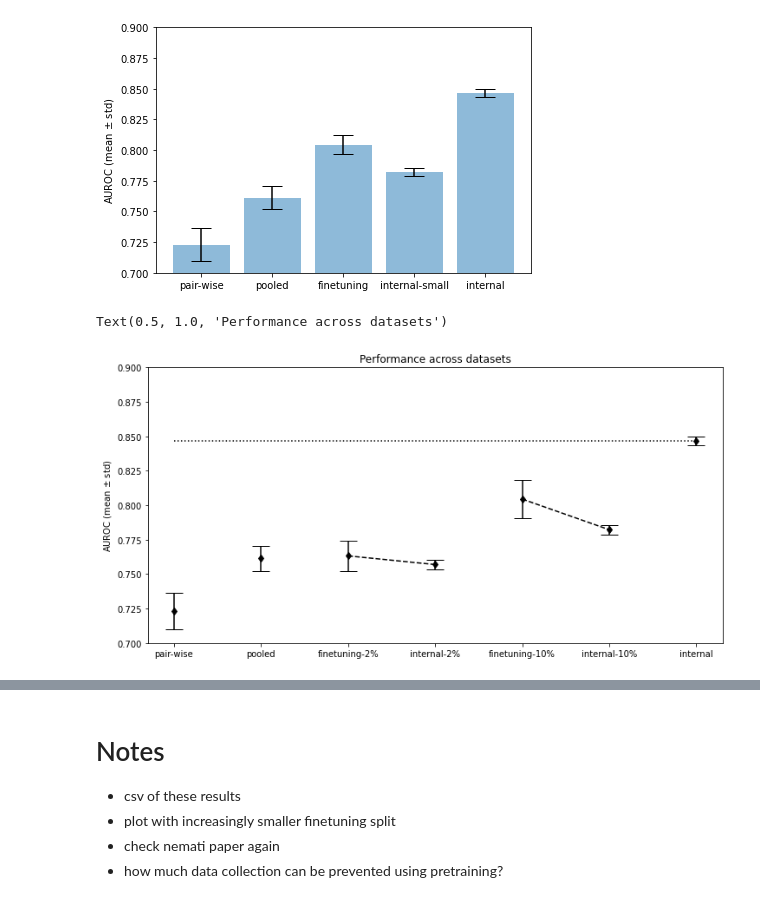
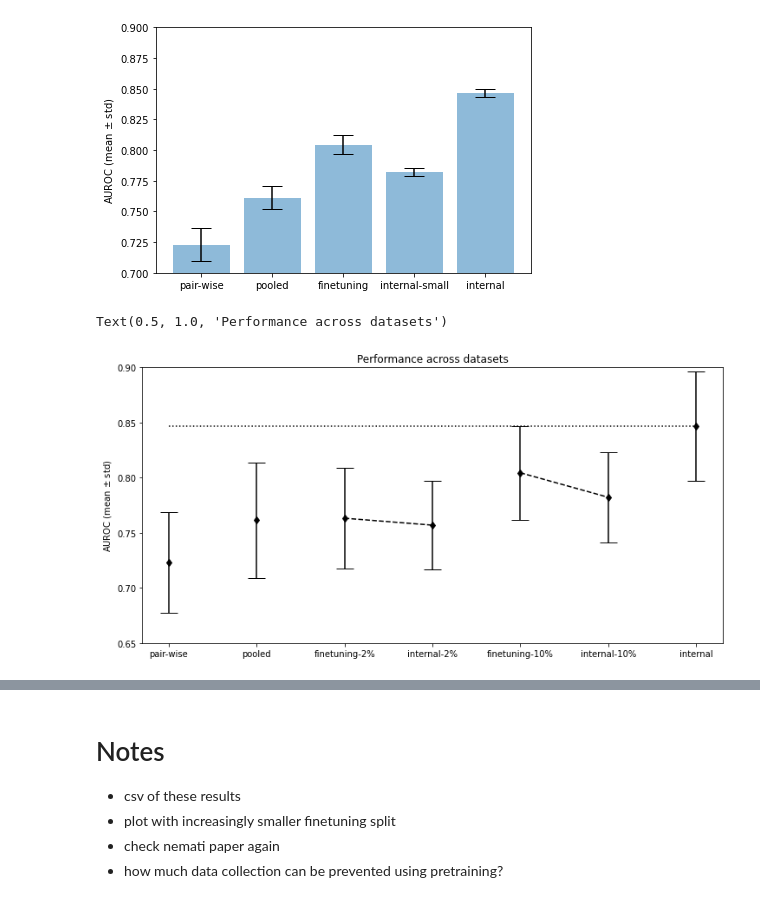
Before and after one commit to BorgwardtLab/multicenter-sepsis, a Jupyter notebook: revisions/notebooks/Finetuning_comparison.ipynb, the cells around one changed output, grey strips where cells are left out. Saved outputs shown, nothing was run; the diff lists cells and outputs as text; code cells hidden in the pictures.

Commit message:
updated notebook for plot generation

```diff
--- a/revisions/notebooks/Finetuning_comparison.ipynb
+++ b/revisions/notebooks/Finetuning_comparison.ipynb
@@ -156,4 +307,5 @@ def get_ft(ft_size=0.10):
 # %%
 df_ft10 = get_ft(0.10)
 auc_ft10_mean = df_ft10['auc_mean'].mean()
-auc_ft10_std = df_ft10['auc_std'].std()
+auc_ft10_std = df_ft10['auc_mean'].std()
+assert len(df_ft10) == 12
@@ -175,7 +365,7 @@ def get_baseline(ft_size=0.10):
 # %%
 df_base10 = get_baseline(0.10)
 auc_base10_mean = df_base10['auc_mean'].mean()
-auc_base10_std = df_base10['auc_std'].mean()
+auc_base10_std = df_base10['auc_mean'].std()
 # %%
 auc_base10_mean
 # %% [output]
@@ -189,4 +390,4 @@ auc_base_mean
 # %%
 df_ft2 = get_ft(0.02)
 auc_ft2_mean = df_ft2['auc_mean'].mean()
-auc_ft2_std = df_ft2['auc_std'].std()
+auc_ft2_std = df_ft2['auc_mean'].std()
@@ -197,4 +410,4 @@ auc_ft2_mean
 # %%
 df_base2 = get_baseline(0.02)
 auc_base2_mean = df_base2['auc_mean'].mean()
-auc_base2_std = df_base2['auc_std'].mean()
+auc_base2_std = df_base2['auc_mean'].std()
@@ -259,23 +487,23 @@ Text(14.375, 0.5, 'AUROC (mean $\\pm$ std)')
 # %%
 fig, ax = plt.subplots(figsize=(10,5))
 x_pos = np.arange(7)
 aucs = [auc_pw_mean, auc_po_mean, auc_ft2_mean, auc_base2_mean, auc_ft10_mean, auc_base10_mean, auc_int_mean]
 stds = [auc_pw_std, auc_po_std, auc_ft2_std, auc_base2_std, auc_ft10_std, auc_base10_std, auc_int_std]
 
 names = ['pair-wise', 'pooled', 'finetuning-2%', 'internal-2%', 'finetuning-10%', 'internal-10%', 'internal']
 ax.errorbar(x_pos, aucs, yerr=stds, ecolor='black', capsize=10, fmt='d', color='black')
-ax.set_ylim(0.7,0.9)
+ax.set_ylim(0.65,0.9)
 
 ax.set_xticks(x_pos)
 ax.set_xticklabels(names)
 plt.tight_layout()
 plt.ylabel(f'AUROC (mean $\pm$ std)')
 
 plt.plot((2,3), (auc_ft2_mean, auc_base2_mean), '--', color='black')
 plt.plot((4,5), (auc_ft10_mean, auc_base10_mean), '--', color='black')
 plt.hlines(auc_int_mean, 0,6, color='black', linestyle='dotted')
 
 plt.title('Performance across datasets')
 # %% [output]
 Text(0.5, 1.0, 'Performance across datasets')
-[figure, old version]
+[figure, new version]
```
Also changed, not shown: parts of 83 cells of this notebook.
